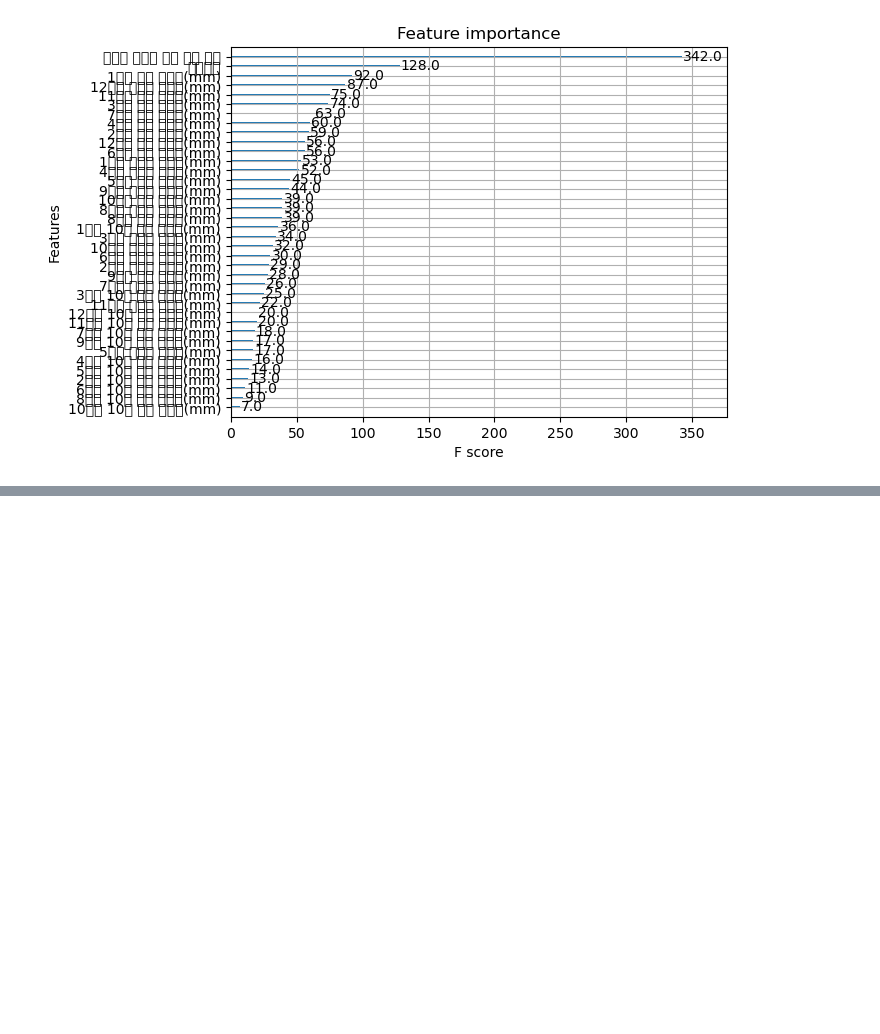
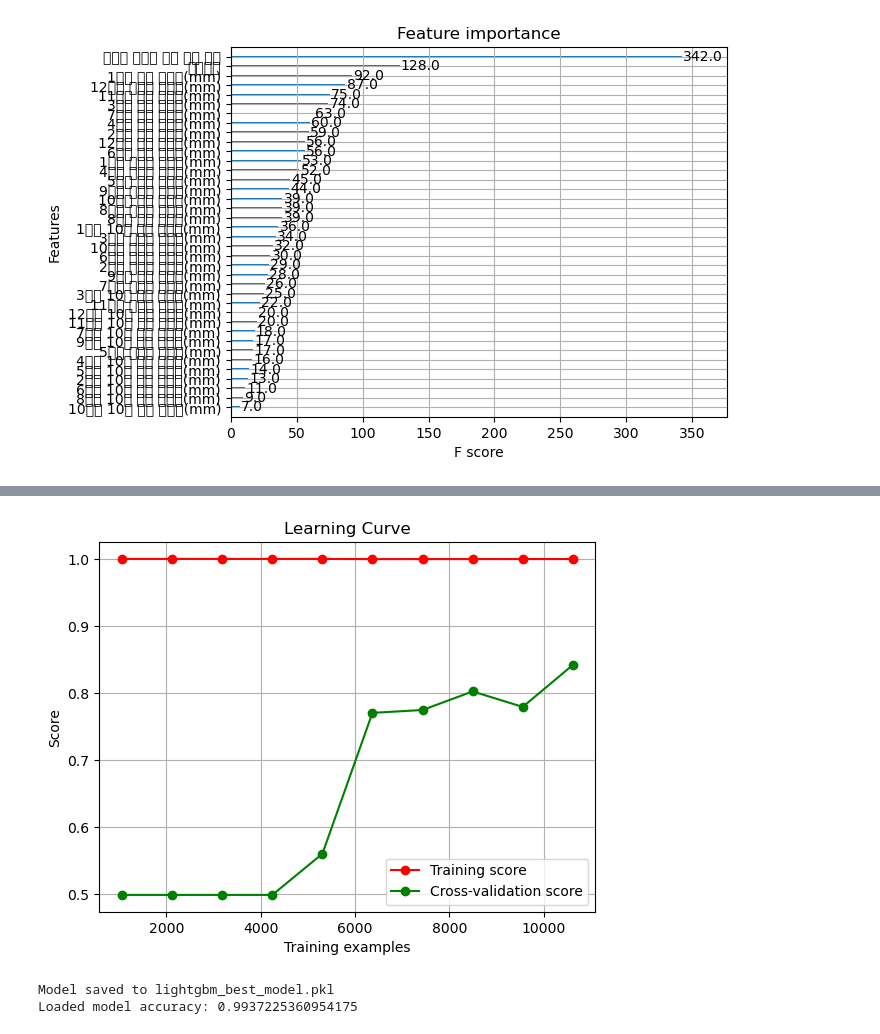
Before and after one commit to sjw8793/Watchers, a Jupyter notebook: XGBooost/XGBoost.ipynb, the cells around one changed output, grey strips where cells are left out. Cells and saved outputs as stored; diff of their text form; code cells hidden in the pictures; blank space fills up the shorter version.

```diff
--- a/XGBooost/XGBoost.ipynb
+++ b/XGBooost/XGBoost.ipynb
@@ -177,0 +339,42 @@ XGBoost를 Decision Tree를 학습시키는 것이라고 생각해서 변수가
+# %%
+from sklearn.model_selection import train_test_split, GridSearchCV, learning_curve
+import numpy as np
+import matplotlib.pyplot as plt
+# 학습 곡선 (Learning Curve)
+train_sizes, train_scores, test_scores = learning_curve(
+    lgb_model.set_params(**grid_search.best_params_),
+    X, y, cv=3, n_jobs=-1, train_sizes=np.linspace(0.1, 1.0, 10), scoring='accuracy'
+)
+
+train_scores_mean = np.mean(train_scores, axis=1)
+test_scores_mean = np.mean(test_scores, axis=1)
+
+plt.figure()
+plt.plot(train_sizes, train_scores_mean, 'o-', color='r', label='Training score')
+plt.plot(train_sizes, test_scores_mean, 'o-', color='g', label='Cross-validation score')
+plt.title('Learning Curve')
+plt.xlabel('Training examples')
+plt.ylabel('Score')
+plt.legend(loc='best')
+plt.grid()
+plt.show()
+# %% [output]
+[figure, added]
+# %%
+import joblib
+
+# 모델 저장
+model_filename = 'lightgbm_best_model.pkl'
+joblib.dump(best_model, model_filename)
+print(f'Model saved to {model_filename}')
+
+# 모델 불러오기
+loaded_model = joblib.load(model_filename)
+
+# 불러온 모델로 예측 수행 (테스트 데이터)
+y_loaded_pred = loaded_model.predict(X_test)
+loaded_accuracy = accuracy_score(y_test, y_loaded_pred)
+print(f'Loaded model accuracy: {loaded_accuracy}')
+# %% [output]
+Model saved to lightgbm_best_model.pkl
+Loaded model accuracy: 0.9937225360954175
```
Also changed, not shown: parts of 11 cells of this notebook.
